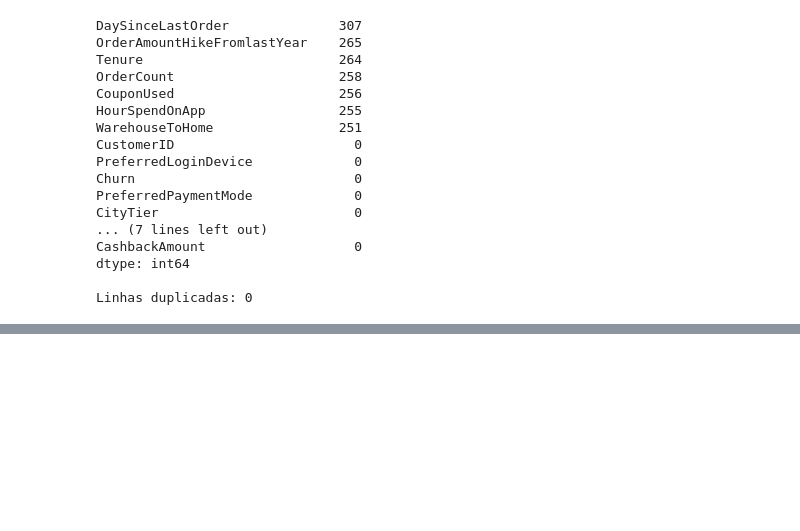
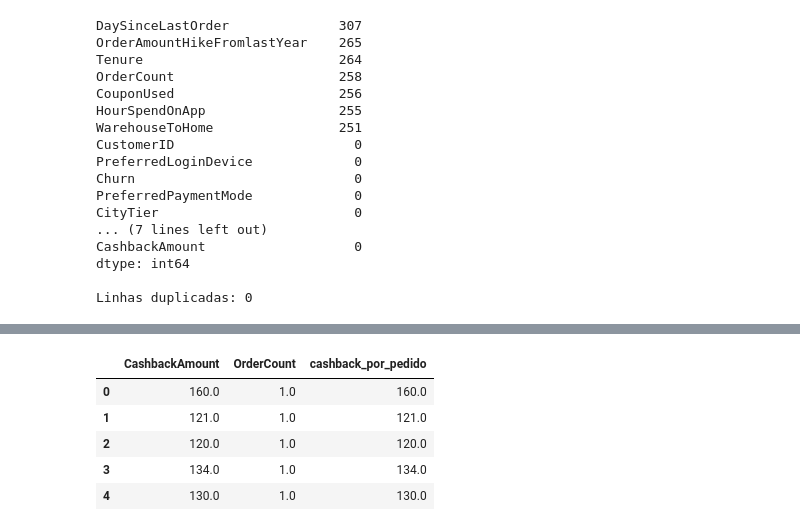
Before and after one commit to adrianea132-debug/projeto-ml-ecommerce-churn, a Jupyter notebook: notebook.ipynb, the cells around one changed output, grey strips where cells are left out. Saved outputs shown, nothing was run; the diff lists cells and outputs as text; code cells hidden in the pictures; blank space fills up the shorter version.

Commit message:
feat: adiciona feature engineering, balanceamento, modelagem e avaliacao final

```diff
--- a/notebook.ipynb
+++ b/notebook.ipynb
@@ -100,0 +141,10 @@ Linhas duplicadas: 0
+# %%
+# Aplicando capping no CashbackAmount usando o método do Z-Score
+limite_superior = df['CashbackAmount'].mean() + 3 * df['CashbackAmount'].std()
+limite_inferior = df['CashbackAmount'].mean() - 3 * df['CashbackAmount'].std()
+
+df['CashbackAmount'] = df['CashbackAmount'].clip(lower=limite_inferior, upper=limite_superior)
+
+# Conferindo se ainda há outliers
+z_scores = np.abs(stats.zscore(df['CashbackAmount']))
+print("Outliers restantes em CashbackAmount:", (z_scores > 3).sum())
@@ -100,0 +157,14 @@ Linhas duplicadas: 0
+# %%
+# Feature Engineering: criando a coluna calculada
+# Cashback médio por pedido - mede a "intensidade" de retorno que o cliente recebe
+df['cashback_por_pedido'] = df['CashbackAmount'] / df['OrderCount']
+
+# Conferindo o resultado
+df[['CashbackAmount', 'OrderCount', 'cashback_por_pedido']].head()
+# %% [output]
+|  | CashbackAmount | OrderCount | cashback_por_pedido |
+| 0 | 160.0 | 1.0 | 160.0 |
+| 1 | 121.0 | 1.0 | 121.0 |
+| 2 | 120.0 | 1.0 | 120.0 |
+| 3 | 134.0 | 1.0 | 134.0 |
+| 4 | 130.0 | 1.0 | 130.0 |
```
Also changed, not shown: parts of 15 cells of this notebook.
